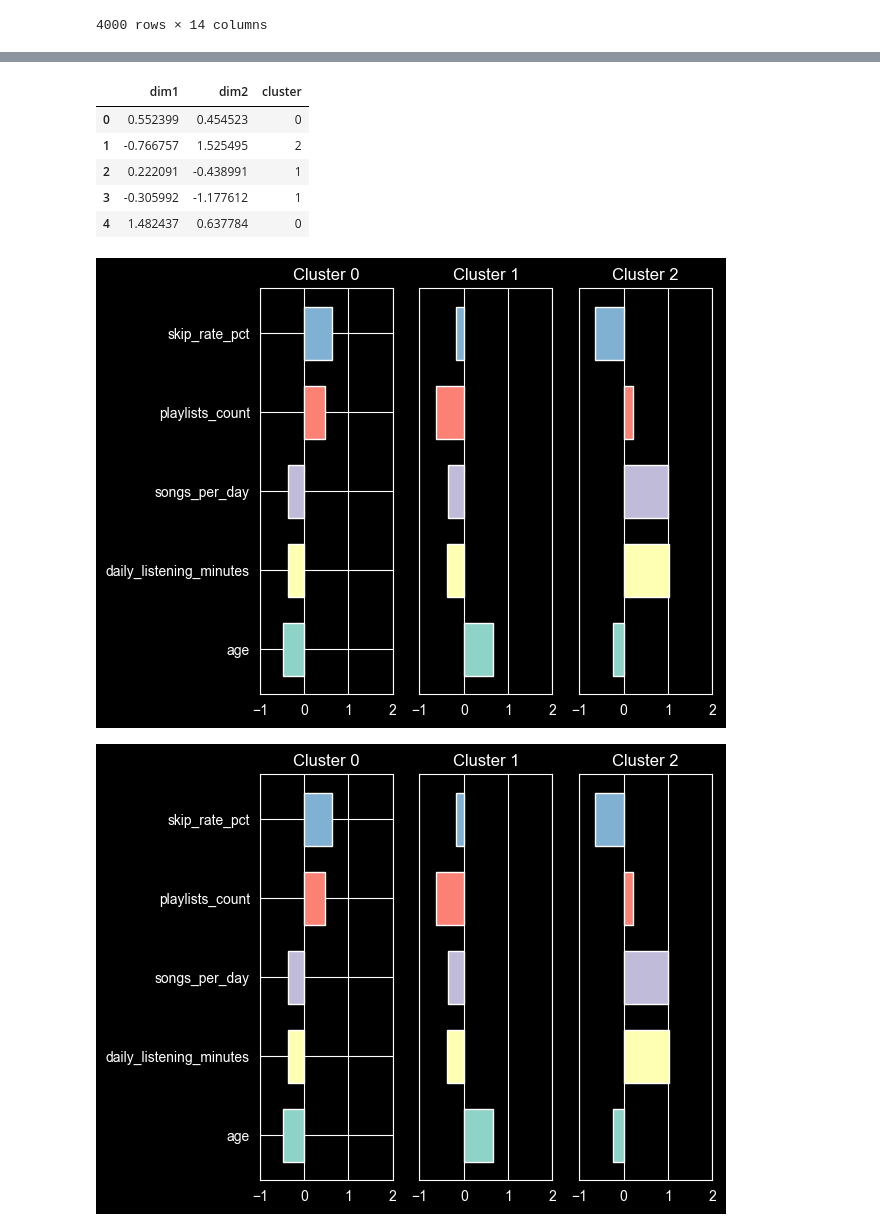
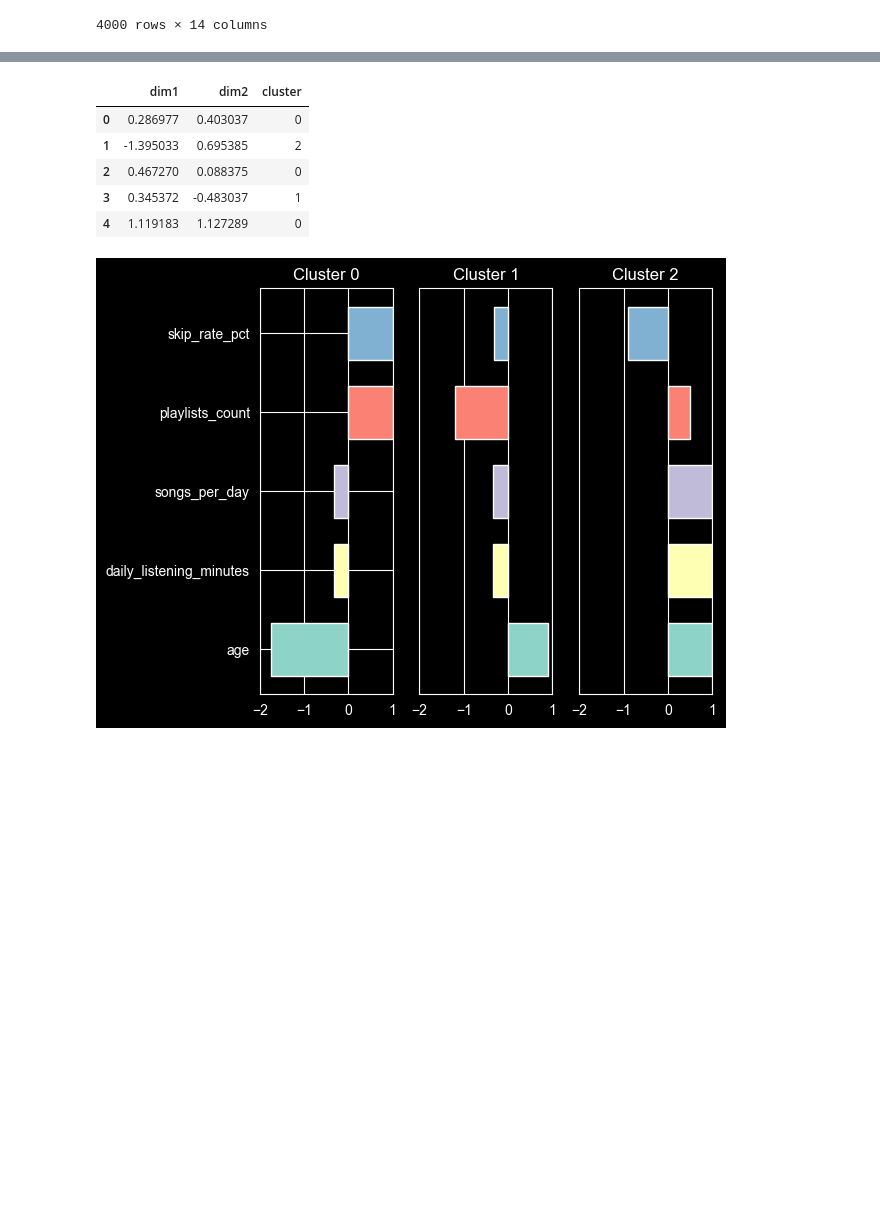
Before and after one commit to Isaakkko/Habitos-Musicales, a Jupyter notebook: HTML/PROYECTO.ipynb, the cells around one changed output, grey strips where cells are left out. Saved outputs shown, nothing was run; the diff lists cells and outputs as text; code cells hidden in the pictures; blank space fills up the shorter version.

```diff
--- a/HTML/PROYECTO.ipynb
+++ b/HTML/PROYECTO.ipynb
@@ -565,25 +565,28 @@ red_model.graficar(metodo='pca', color_col='subscription')
 red_model.graficar(metodo='tsne', color_col='subscription')
 red_model.graficar(metodo='umap', color_col='subscription')
 # %%
-df_acp = ACP_clustering(X_escalado, n_clusters=3)
+cols_comportamiento = [
+    "skip_rate_pct",
+    "playlists_count",
+    "daily_listening_minutes",
+]
+df_acp = ACP_clustering(X_escalado[cols_comportamiento], n_clusters=3)
 df_acp.head()
 # %% [output]
 |  | dim1 | dim2 | cluster |
-| 0 | 0.552399 | 0.454523 | 0 |
-| 1 | -0.766757 | 1.525495 | 2 |
-| 2 | 0.222091 | -0.438991 | 1 |
-| 3 | -0.305992 | -1.177612 | 1 |
-| 4 | 1.482437 | 0.637784 | 0 |
+| 0 | 0.286977 | 0.403037 | 0 |
+| 1 | -1.395033 | 0.695385 | 2 |
+| 2 | 0.467270 | 0.088375 | 0 |
+| 3 | 0.345372 | -0.483037 | 1 |
+| 4 | 1.119183 | 1.127289 | 0 |
 # %%
 graf = GraficosClustering(datos_original=clt_songs.datos, df_acp=df_acp)
 
 graf.scatter_2D()
 # %%
-graf.calcular_centros(cant_clusters=3)
-graf.bar_plot()
+graf.bar_plot(scale=True)
 # %% [output]
-[figure, old version]
+[figure, new version]
-[figure, removed]
 # %%
 graf.bar_plot_detail()
 # %% [output]
```
Also changed, not shown: parts of 16 cells of this notebook, 1 other file.
